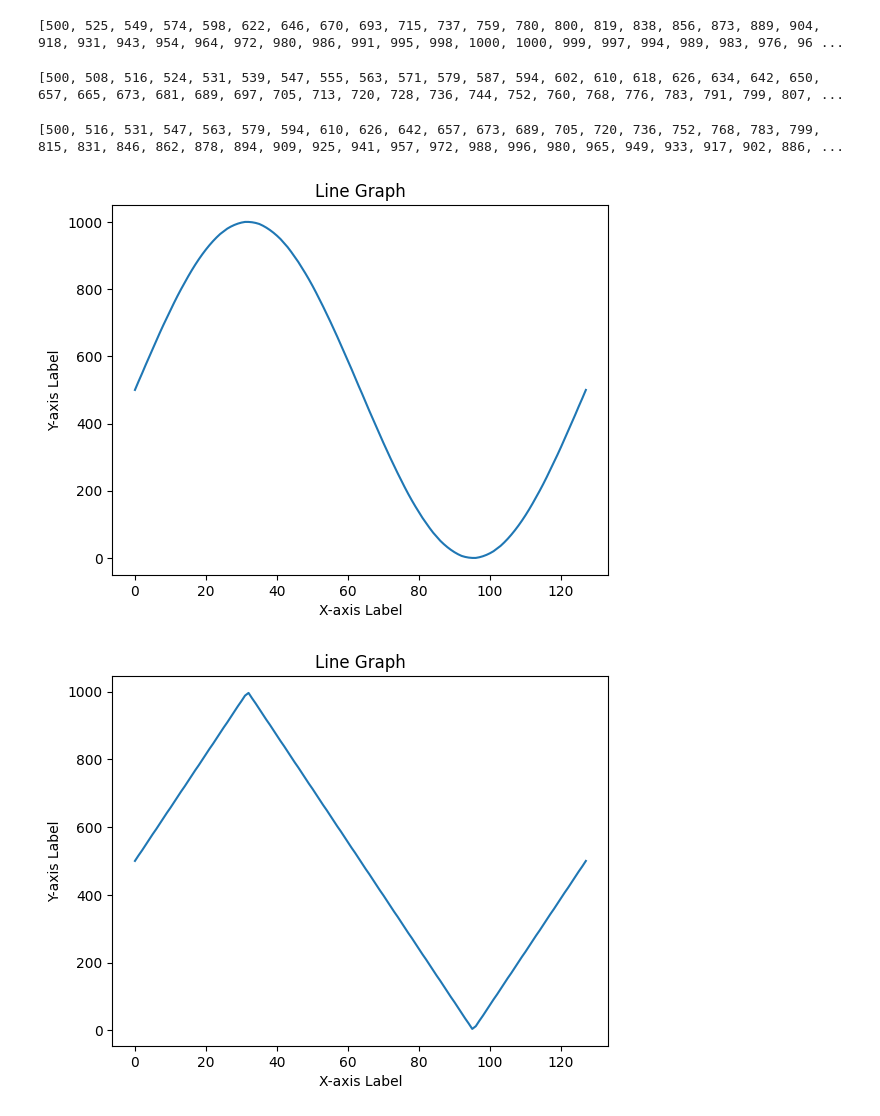
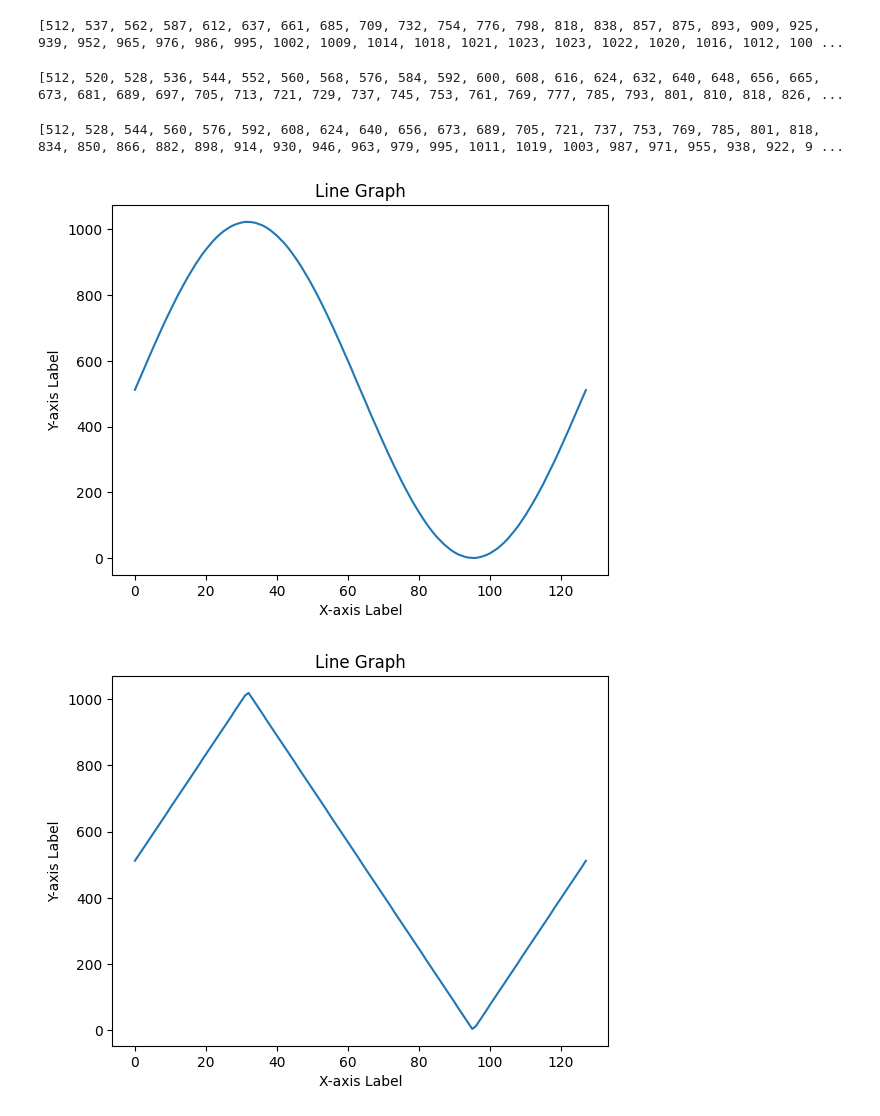
Before and after one commit to asaMavhungu/HDBSTA001_MVHASA001_EEE3096S, a Jupyter notebook: prac4/plot.py.ipynb, the cells around one changed output. Cells and saved outputs as stored; diff of their text form; code cells hidden in the pictures.

Commit message:
fixed the upper bound for look up table : 1000->1023

```diff
--- a/prac4/plot.py.ipynb
+++ b/prac4/plot.py.ipynb
@@ -2,6 +2,9 @@
 import matplotlib.pyplot as plt
 
 import numpy as np
+# %%
+UPPER_BOUND = 1023
+LOWER_BOUND = 0
 # %%
 
 def generate_sine_wave(lower_bound, upper_bound, num_points=128):
@@ -21,13 +24,13 @@ def generate_sine_wave(lower_bound, upper_bound, num_points=128):
     return y
 
 # Example usage:
-lower_bound = 0
-upper_bound = 1000
+lower_bound = LOWER_BOUND
+upper_bound = UPPER_BOUND
 y_values = generate_sine_wave(lower_bound, upper_bound)
 
 print([y for y in y_values])
 # %% [output]
-[500, 525, 549, 574, 598, 622, 646, 670, 693, 715, 737, 759, 780, 800, 819, 838, 856, 873, 889, 904, 918, 931, 943, 954, 964, 972, 980, 986, 991, 995, 998, 1000, 1000, 999, 997, 994, 989, 983, 976, 96 ...
+[512, 537, 562, 587, 612, 637, 661, 685, 709, 732, 754, 776, 798, 818, 838, 857, 875, 893, 909, 925, 939, 952, 965, 976, 986, 995, 1002, 1009, 1014, 1018, 1021, 1023, 1023, 1022, 1020, 1016, 1012, 100 ...
 # %%
 
 def generate_sawtooth_wave(lower_bound, upper_bound, num_points=128):
@@ -47,13 +50,13 @@ def generate_sawtooth_wave(lower_bound, upper_bound, num_points=128):
     return y
 
 # Example usage:
-lower_bound = 0
-upper_bound = 1000
+lower_bound = LOWER_BOUND
+upper_bound = UPPER_BOUND
 y_values = generate_sawtooth_wave(lower_bound, upper_bound)
 
 print([y for y in y_values])
 # %% [output]
-[500, 508, 516, 524, 531, 539, 547, 555, 563, 571, 579, 587, 594, 602, 610, 618, 626, 634, 642, 650, 657, 665, 673, 681, 689, 697, 705, 713, 720, 728, 736, 744, 752, 760, 768, 776, 783, 791, 799, 807, ...
+[512, 520, 528, 536, 544, 552, 560, 568, 576, 584, 592, 600, 608, 616, 624, 632, 640, 648, 656, 665, 673, 681, 689, 697, 705, 713, 721, 729, 737, 745, 753, 761, 769, 777, 785, 793, 801, 810, 818, 826, ...
 # %%
 def generate_triangle_wave(lower_bound, upper_bound, num_points=128):
     # Create an array of evenly spaced x-values
@@ -79,38 +82,38 @@ def generate_triangle_wave(lower_bound, upper_bound, num_points=128):
     return y
 
 # Example usage:
-lower_bound = 0
-upper_bound = 1000
+lower_bound = LOWER_BOUND
+upper_bound = UPPER_BOUND
 y_values = generate_triangle_wave(lower_bound, upper_bound)
 
 print([y for y in y_values])
 # %% [output]
-[500, 516, 531, 547, 563, 579, 594, 610, 626, 642, 657, 673, 689, 705, 720, 736, 752, 768, 783, 799, 815, 831, 846, 862, 878, 894, 909, 925, 941, 957, 972, 988, 996, 980, 965, 949, 933, 917, 902, 886, ...
+[512, 528, 544, 560, 576, 592, 608, 624, 640, 656, 673, 689, 705, 721, 737, 753, 769, 785, 801, 818, 834, 850, 866, 882, 898, 914, 930, 946, 963, 979, 995, 1011, 1019, 1003, 987, 971, 955, 938, 922, 9 ...
 # %%
 # Example usage:
-lower_bound = 0
-upper_bound = 1000
+lower_bound = LOWER_BOUND
+upper_bound = UPPER_BOUND
 
 def show_graph(graph):
 
 	y_values = eval(f"generate_{graph}_wave(lower_bound, upper_bound)")
 
 	y_values = [y for y in y_values]
 
 	# Plot the line graph
 	plt.plot(y_values)
 
 	# Customize the plot
 	plt.xlabel("X-axis Label")
 	plt.ylabel("Y-axis Label")
 	plt.title("Line Graph")
 
 	# Display the graph
 	plt.show()
 
 show_graph('sine')
 show_graph('triangle')
 show_graph('sawtooth')
 # %% [output]
-[figure, old version]
+[figure, new version]
-[figure, old version]
+[figure, new version]
```
Also changed, not shown: parts of 1 cell of this notebook, 1 other file.
